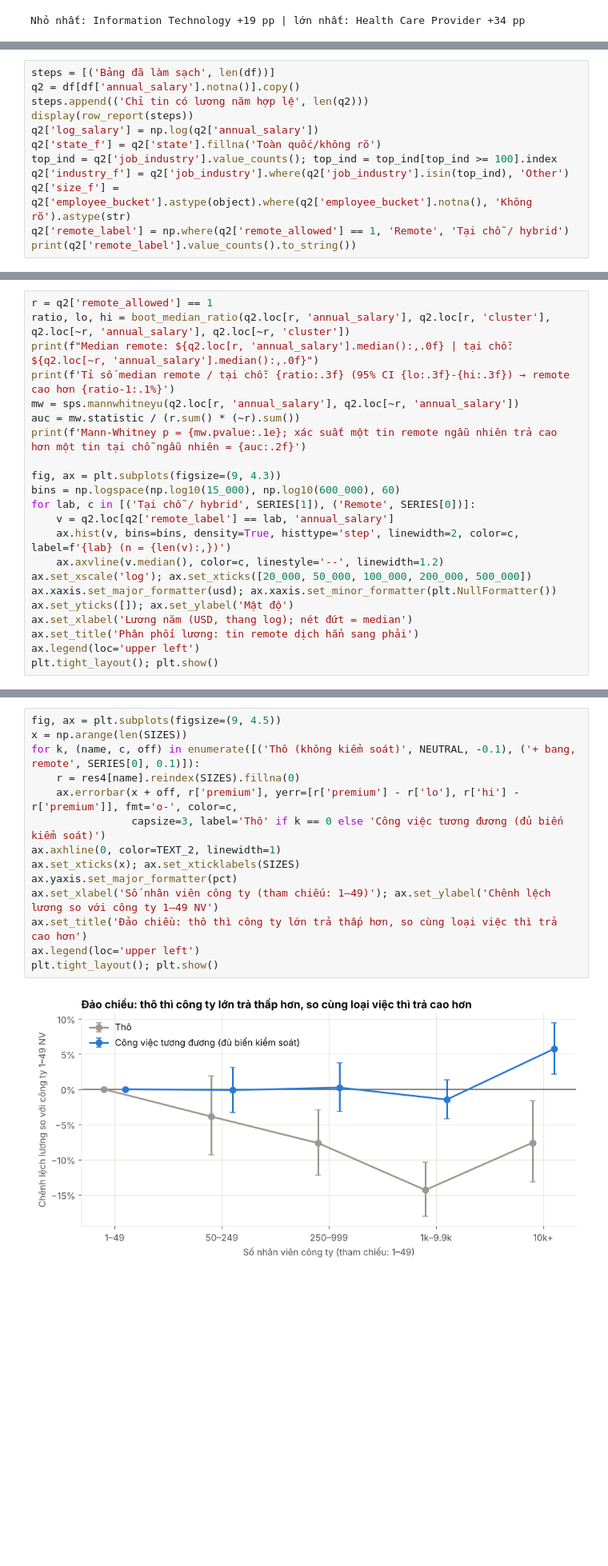
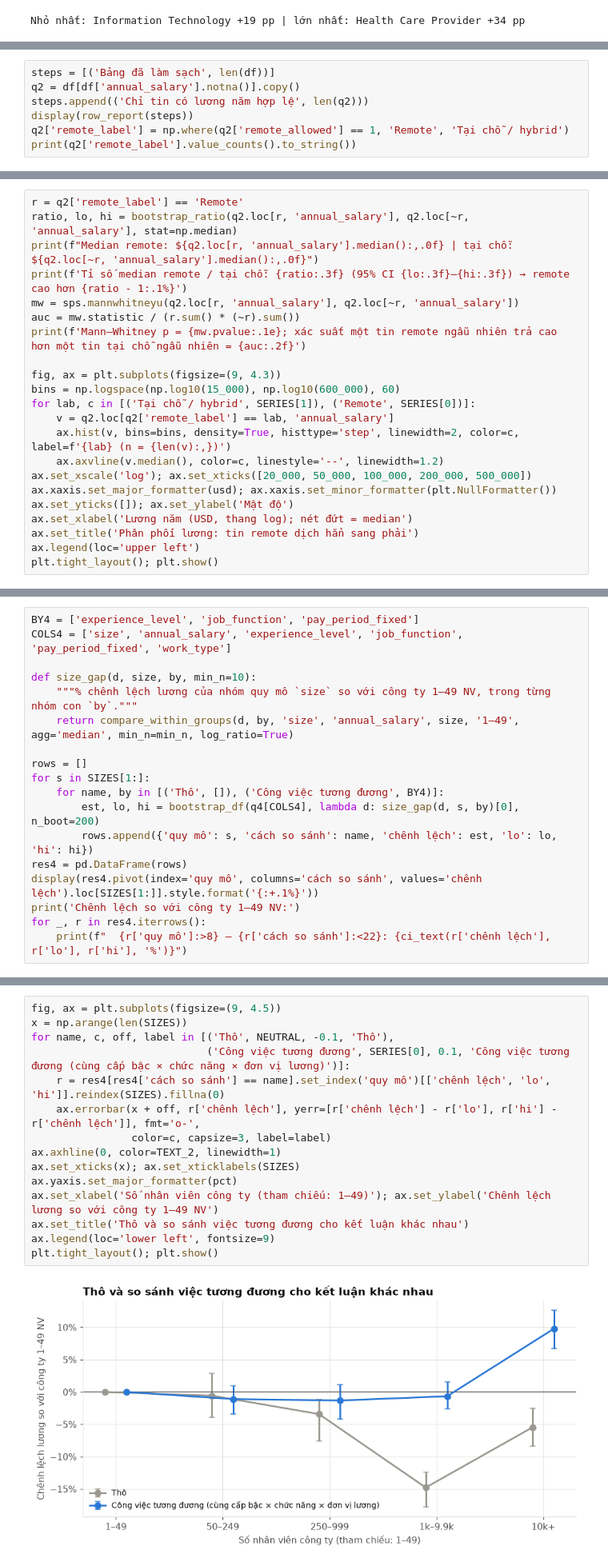
Before and after one commit to hihon0-0/PFDS-Final-Project, a Jupyter notebook: notebooks/02_analysis.ipynb, the cells around one changed output, grey strips where cells are left out. Shown at 80% size. Drawn from its saved outputs; the diff is of its cells as text; blank space fills up the shorter version.

```diff
--- a/notebooks/02_analysis.ipynb
+++ b/notebooks/02_analysis.ipynb
@@ -368,11 +473,6 @@ steps = [('Bảng đã làm sạch', len(df))]
 q2 = df[df['annual_salary'].notna()].copy()
 steps.append(('Chỉ tin có lương năm hợp lệ', len(q2)))
 display(row_report(steps))
-q2['log_salary'] = np.log(q2['annual_salary'])
-q2['state_f'] = q2['state'].fillna('Toàn quốc/không rõ')
-top_ind = q2['job_industry'].value_counts(); top_ind = top_ind[top_ind >= 100].index
-q2['industry_f'] = q2['job_industry'].where(q2['job_industry'].isin(top_ind), 'Other')
-q2['size_f'] = q2['employee_bucket'].astype(object).where(q2['employee_bucket'].notna(), 'Không rõ').astype(str)
 q2['remote_label'] = np.where(q2['remote_allowed'] == 1, 'Remote', 'Tại chỗ / hybrid')
 print(q2['remote_label'].value_counts().to_string())
 # %% [output]
@@ -387,11 +487,11 @@ Remote               4830
 # %%
-r = q2['remote_allowed'] == 1
-ratio, lo, hi = boot_median_ratio(q2.loc[r, 'annual_salary'], q2.loc[r, 'cluster'], q2.loc[~r, 'annual_salary'], q2.loc[~r, 'cluster'])
+r = q2['remote_label'] == 'Remote'
+ratio, lo, hi = bootstrap_ratio(q2.loc[r, 'annual_salary'], q2.loc[~r, 'annual_salary'], stat=np.median)
 print(f"Median remote: ${q2.loc[r, 'annual_salary'].median():,.0f} | tại chỗ: ${q2.loc[~r, 'annual_salary'].median():,.0f}")
-print(f'Tỉ số median remote / tại chỗ: {ratio:.3f} (95% CI {lo:.3f}-{hi:.3f}) → remote cao hơn {ratio-1:.1%}')
+print(f'Tỉ số median remote / tại chỗ: {ratio:.3f} (95% CI {lo:.3f}–{hi:.3f}) → remote cao hơn {ratio - 1:.1%}')
 mw = sps.mannwhitneyu(q2.loc[r, 'annual_salary'], q2.loc[~r, 'annual_salary'])
 auc = mw.statistic / (r.sum() * (~r).sum())
-print(f'Mann-Whitney p = {mw.pvalue:.1e}; xác suất một tin remote ngẫu nhiên trả cao hơn một tin tại chỗ ngẫu nhiên = {auc:.2f}')
+print(f'Mann–Whitney p = {mw.pvalue:.1e}; xác suất một tin remote ngẫu nhiên trả cao hơn một tin tại chỗ ngẫu nhiên = {auc:.2f}')
 
 fig, ax = plt.subplots(figsize=(9, 4.3))
 bins = np.logspace(np.log10(15_000), np.log10(600_000), 60)
@@ -929,0 +1009,18 @@ Mô hình đầy đủ – chênh lệch so với công ty 1–49 nhân viên:
+# %%
+BY4 = ['experience_level', 'job_function', 'pay_period_fixed']
+COLS4 = ['size', 'annual_salary', 'experience_level', 'job_function', 'pay_period_fixed', 'work_type']
+
+def size_gap(d, size, by, min_n=10):
+    """% chênh lệch lương của nhóm quy mô `size` so với công ty 1–49 NV, trong từng nhóm con `by`."""
+    return compare_within_groups(d, by, 'size', 'annual_salary', size, '1–49', agg='median', min_n=min_n, log_ratio=True)
+
+rows = []
+for s in SIZES[1:]:
+    for name, by in [('Thô', []), ('Công việc tương đương', BY4)]:
+        est, lo, hi = bootstrap_df(q4[COLS4], lambda d: size_gap(d, s, by)[0], n_boot=200)
+        rows.append({'quy mô': s, 'cách so sánh': name, 'chênh lệch': est, 'lo': lo, 'hi': hi})
+res4 = pd.DataFrame(rows)
+display(res4.pivot(index='quy mô', columns='cách so sánh', values='chênh lệch').loc[SIZES[1:]].style.format('{:+.1%}'))
+print('Chênh lệch so với công ty 1–49 NV:')
+for _, r in res4.iterrows():
+    print(f"  {r['quy mô']:>8} – {r['cách so sánh']:<22}: {ci_text(r['chênh lệch'], r['lo'], r['hi'], '%')}")
@@ -930,18 +1043,19 @@ Mô hình đầy đủ – chênh lệch so với công ty 1–49 nhân viên:
 # %%
 fig, ax = plt.subplots(figsize=(9, 4.5))
 x = np.arange(len(SIZES))
-for k, (name, c, off) in enumerate([('Thô (không kiểm soát)', NEUTRAL, -0.1), ('+ bang, remote', SERIES[0], 0.1)]):
-    r = res4[name].reindex(SIZES).fillna(0)
-    ax.errorbar(x + off, r['premium'], yerr=[r['premium'] - r['lo'], r['hi'] - r['premium']], fmt='o-', color=c,
-                capsize=3, label='Thô' if k == 0 else 'Công việc tương đương (đủ biến kiểm soát)')
+for name, c, off, label in [('Thô', NEUTRAL, -0.1, 'Thô'),
+                            ('Công việc tương đương', SERIES[0], 0.1, 'Công việc tương đương (cùng cấp bậc × chức năng × đơn vị lương)')]:
+    r = res4[res4['cách so sánh'] == name].set_index('quy mô')[['chênh lệch', 'lo', 'hi']].reindex(SIZES).fillna(0)
+    ax.errorbar(x + off, r['chênh lệch'], yerr=[r['chênh lệch'] - r['lo'], r['hi'] - r['chênh lệch']], fmt='o-',
+                color=c, capsize=3, label=label)
 ax.axhline(0, color=TEXT_2, linewidth=1)
 ax.set_xticks(x); ax.set_xticklabels(SIZES)
 ax.yaxis.set_major_formatter(pct)
 ax.set_xlabel('Số nhân viên công ty (tham chiếu: 1–49)'); ax.set_ylabel('Chênh lệch lương so với công ty 1–49 NV')
-ax.set_title('Đảo chiều: thô thì công ty lớn trả thấp hơn, so cùng loại việc thì trả cao hơn')
-ax.legend(loc='upper left')
+ax.set_title('Thô và so sánh việc tương đương cho kết luận khác nhau')
+ax.legend(loc='lower left', fontsize=9)
 plt.tight_layout(); plt.show()
 # %% [output]
-[figure, old version]
+[figure, new version]
 # %% [markdown]
 ### Phân tích 3 – Kiểm tra độ vững (D6)
```
Also changed, not shown: parts of 92 cells of this notebook.
